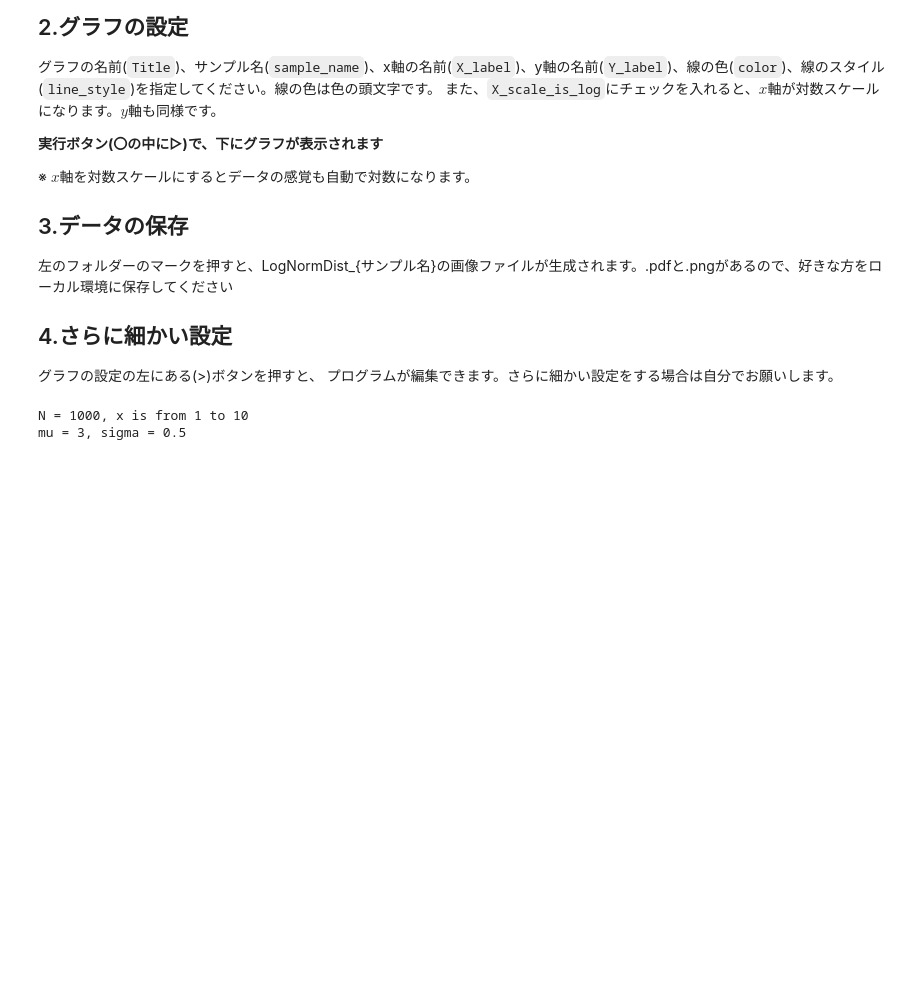
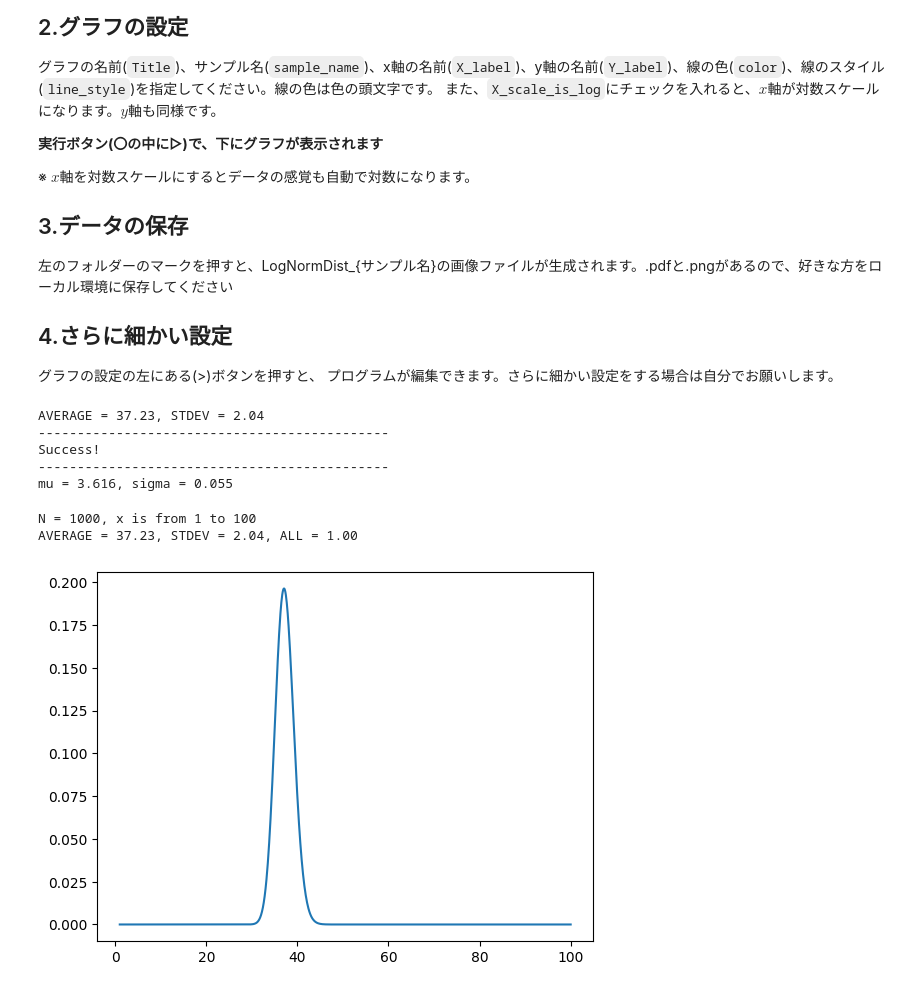
Before and after one commit to phi1z/1yanagiLab, a Jupyter notebook: LogNormDist_share.ipynb, the cells around one changed output. Saved outputs shown, nothing was run; the diff lists cells and outputs as text; code cells hidden in the pictures; blank space fills up the shorter version.

```diff
--- a/LogNormDist_share.ipynb
+++ b/LogNormDist_share.ipynb
@@ -25,27 +25,76 @@
 ## 4.さらに細かい設定
 グラフの設定の左にある(>)ボタンを押すと、
 プログラムが編集できます。さらに細かい設定をする場合は自分でお願いします。
+# %%
+#@title 平均値と分散から逆推定
+
+import matplotlib.pyplot as plt
+import numpy as np
+from scipy.stats import lognorm
+from scipy import integrate
+from scipy import optimize
+
+def solve_mu_sigma(ave, std, ini=[0,1]):
+  def ln_ave_std(x):
+    x = np.array(x)
+    m, s = x[0], x[1]
+    a = np.exp(m + (s**2) / 2)
+    b = a * np.sqrt(np.exp(s**2) - 1)
+    return [a - ave, b - std]
+  popt= optimize.fsolve(ln_ave_std, ini)
+  is_close = np.isclose(ln_ave_std(popt), [0,0])
+  if is_close.all():
+    print("Success!")
+  else:
+    print("Unsccess!")
+  return popt
+
+
+AVERAGE = 37.23 #@param {type:"number"}
+STDEV = 2.04 #@param {type:"number"}
+print(f'AVERAGE = {AVERAGE}, STDEV = {STDEV}')
+print('-'*45)
+mu, sigma = solve_mu_sigma(AVERAGE, STDEV, ini=[np.log(AVERAGE), 1]) # Adjusted initial guess
+print('-'*45)
+
+print(f'mu = {mu:.3f}, sigma = {sigma:.3f}')
+# %% [output]
+AVERAGE = 37.23, STDEV = 2.04
+---------------------------------------------
+Success!
+---------------------------------------------
+mu = 3.616, sigma = 0.055
 # %%
 #@title 値の設定
 
 import matplotlib.pyplot as plt
 import numpy as np
 from scipy.stats import lognorm
 from scipy import integrate
 
+def lognorm_pdf(x, mu=0, sigma=1):
+  alpha = 1 / (x * sigma * np.sqrt(2 * np.pi))
+  y = (np.log(x) - mu)
+  return alpha * np.exp(-y**2 / (2 * sigma**2))
+
 N_Data = 1000 #@param {type:"number"}
 x_min = 1 #@param {type:"number"}
-x_max = 10 #@param {type:"number"}
+x_max = 100 #@param {type:"number"}
 x_values = np.linspace(x_min, x_max, 1000)
-mu = 3 #@param {type:"number"}
-sigma = 0.5 #@param {type:"number"}
-y_values = lognorm.pdf(x_values, sigma, scale=mu)
+y_values = lognorm_pdf(x_values, mu, sigma)
+this_sum = integrate.simpson(y=y_values, x=x_values)
+this_ave = integrate.simpson(y=y_values*x_values, x=x_values)
+this_std = np.sqrt(integrate.simpson(y=y_values*(x_values-this_ave)**2, x=x_values))
 
 print(f'N = {N_Data}, x is from {x_min} to {x_max}')
-print(f'mu = {mu}, sigma = {sigma}')
+print(f'AVERAGE = {this_ave:.2f}, STDEV = {this_std:.2f}, ALL = {this_sum:.2f}')
+
+plt.plot(x_values, y_values)
+plt.show()
 # %% [output]
-N = 1000, x is from 1 to 10
-mu = 3, sigma = 0.5
+N = 1000, x is from 1 to 100
+AVERAGE = 37.23, STDEV = 2.04, ALL = 1.00
+[figure, added]
 # %%
 #@title グラフの設定
 
```
Also changed, not shown: parts of 1 cell of this notebook.
